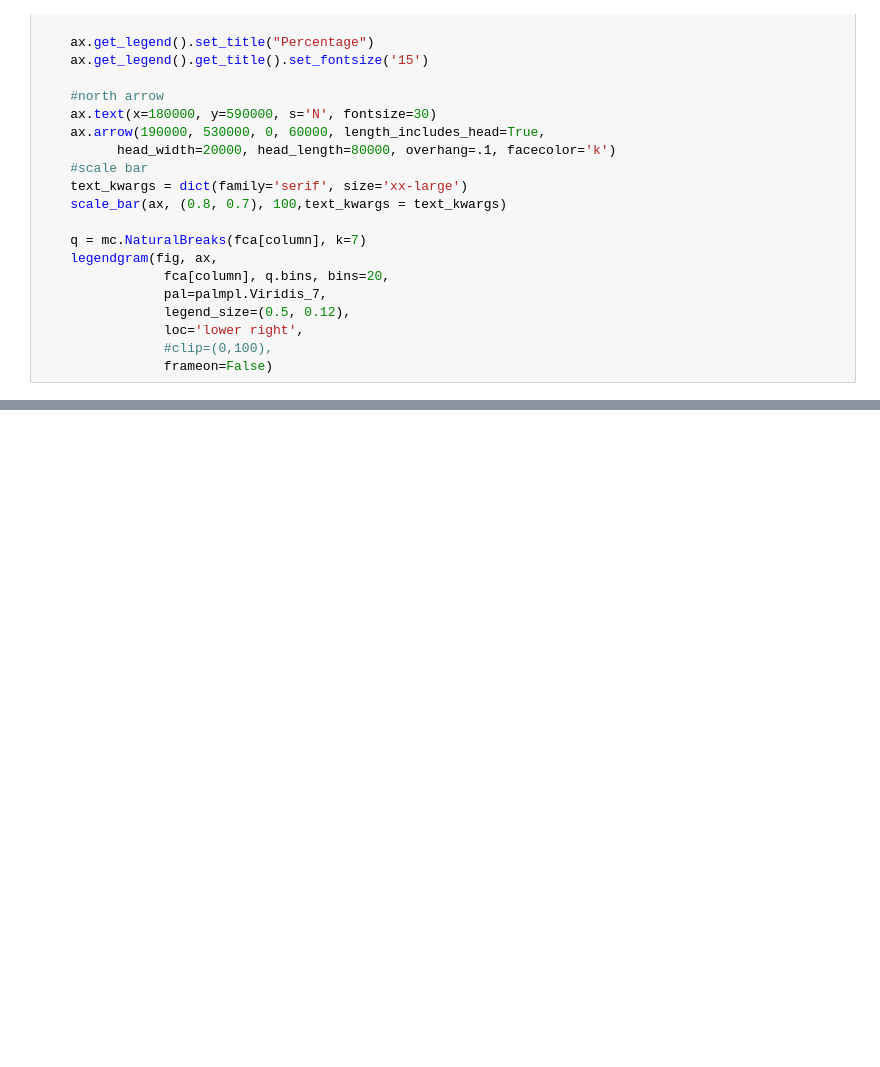
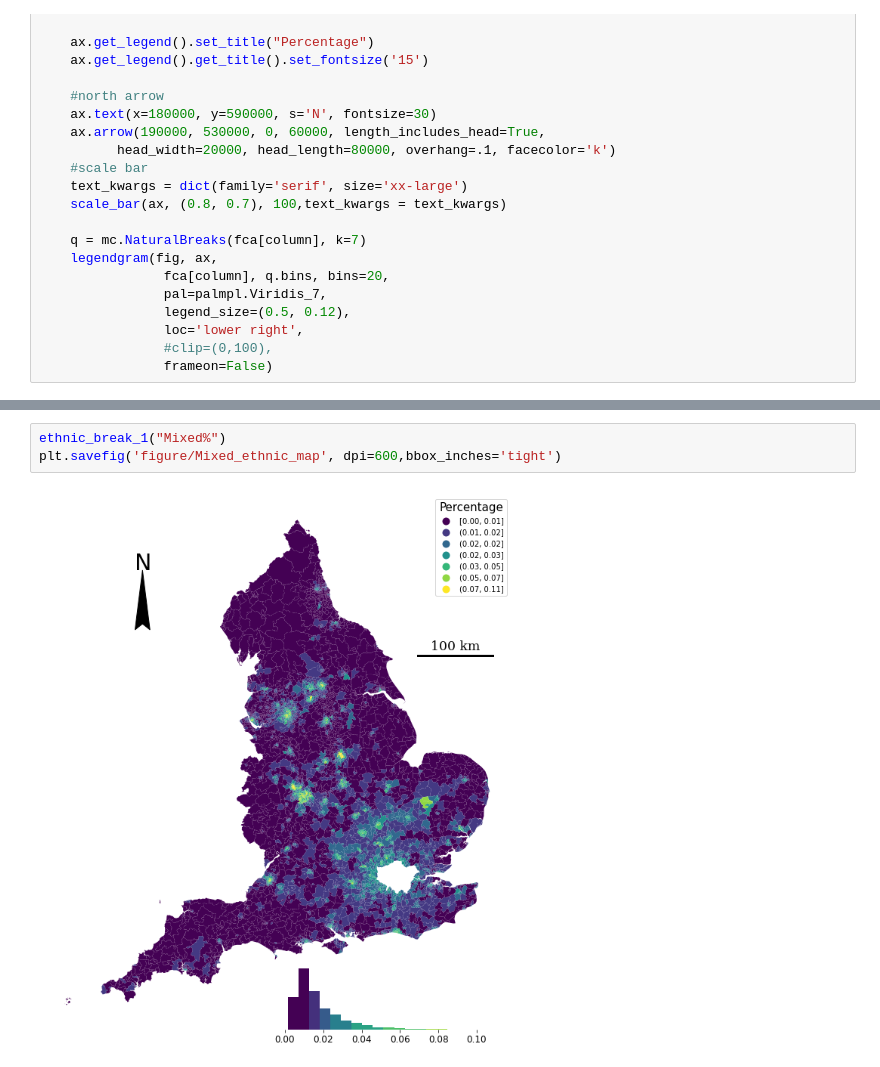
Before and after one commit to LingruFeng/dissertation, a Jupyter notebook: data_github/IMD_ethnic_mapplot.ipynb, the cells around one changed output, grey strips where cells are left out. Cells and saved outputs as stored; diff of their text form; blank space fills up the shorter version.

```diff
--- a/data_github/IMD_ethnic_mapplot.ipynb
+++ b/data_github/IMD_ethnic_mapplot.ipynb
@@ -392,0 +399,5 @@ plt.savefig('figure/White_ethnic_map', dpi=600)
+# %%
+ethnic_break_1("Mixed%")
+plt.savefig('figure/Mixed_ethnic_map', dpi=600,bbox_inches='tight')
+# %% [output]
+[figure, added]
```
Also changed, not shown: parts of 6 cells of this notebook.
